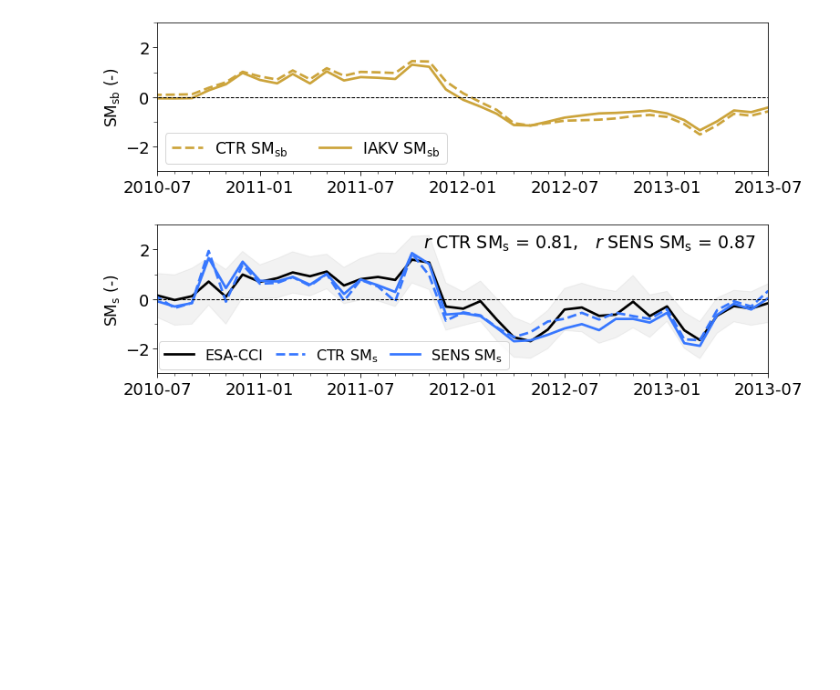
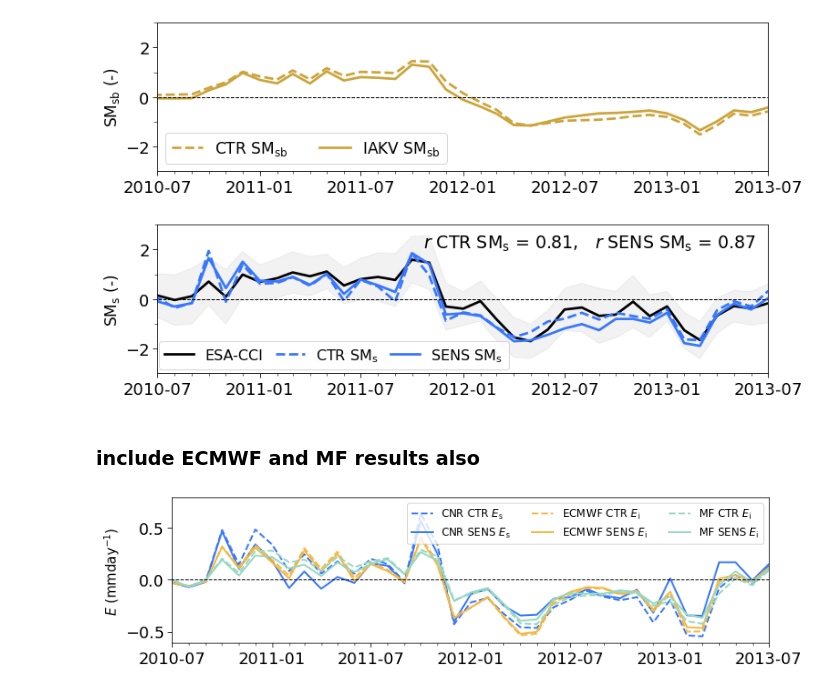
Before and after one commit to fvanoorschot/htessel_analyses, a Jupyter notebook: paper_figures_drought.ipynb, the cells around one changed output. Saved outputs shown, nothing was run; the diff lists cells and outputs as text; code cells hidden in the pictures; blank space fills up the shorter version.

```diff
--- a/paper_figures_drought.ipynb
+++ b/paper_figures_drought.ipynb
@@ -1510,3 +1510,5 @@ fig.savefig(f'{fol}/scripts/HTESSEL/figures/paper_figures/{exp_name1}_{exp_name2
 [figure]
 [figure]
 [figure]
+# %% [markdown]
+### include ECMWF and MF results also
@@ -1512,0 +1578,28 @@ fig.savefig(f'{fol}/scripts/HTESSEL/figures/paper_figures/{exp_name1}_{exp_name2
+# %%
+# plot timeseries E - met DOLCE
+fig = plt.figure(figsize=(12,3))
+ax = fig.add_subplot(111)
+ax.plot(e1f.time,es1f, label='CNR CTR $E_{\mathrm{s}}$',color='#3777FF',linestyle='--',linewidth=2)
+ax.plot(e2f.time,es2f, label='CNR SENS $E_{\mathrm{s}}$',color='#3777FF',linestyle='-',linewidth=2)
+ax.plot(ecmwfes1.time,ecmwfes1, label='ECMWF CTR $E_{\mathrm{i}}$',color='#F4B942',linestyle='--',linewidth=2)
+ax.plot(ecmwfes1.time,ecmwfes2, label='ECMWF SENS $E_{\mathrm{i}}$',color='#F4B942',linestyle='-',linewidth=2)
+ax.plot(mfes1.time,mfes1, label='MF CTR $E_{\mathrm{i}}$',color='#97D8C4',linestyle='--',linewidth=2)
+ax.plot(mfes1.time,mfes2, label='MF SENS $E_{\mathrm{i}}$',color='#97D8C4',linestyle='-',linewidth=2)
+ax.hlines(0,'1999-01-15','2018-12-31',colors='k',linestyles='--',linewidth=1)
+# ax.annotate(f'$r$ CTR $E$ = {np.round(r1,2)},   $r$ IAKV $E$ = {np.round(r2,2)}',('2012-02-11',0.95), size=19)
+# ax.annotate(f'$r$ IAKV $E$ = {np.round(r2,2)}',('2012-11-01',0.95), size=19)
+ax.set_xlim(start_date,end_date)
+ax.set_xticks(['2010-07-15','2011-01-15','2011-07-15','2012-01-15','2012-07-15','2013-01-15','2013-07-15'])
+ax.set_xticklabels(['2010-07','2011-01','2011-07','2012-01','2012-07','2013-01','2013-07'])
+ax.xaxis.set_minor_locator(mdates.DayLocator(bymonthday=15))
+# ax.yaxis.set_minor_locator(AutoMinorLocator(2))
+ax.tick_params(axis='x', which='major',length=5, labelsize=18)
+ax.tick_params(axis='x', which='minor',length=3, labelsize=18)
+ax.tick_params(axis='y', which='major',length=5, labelsize=18)
+ax.tick_params(axis='y', which='minor',length=3, labelsize=18)
+# ax.set_ylim(-2.3,1.5)
+ax.set_ylabel('$E$ ($\mathrm{mm} \mathrm{day}^{-1}$)',fontsize=15)
+ax.legend(ncol=3,loc='upper right',fontsize=12)
+fig.savefig(f'{fol}/scripts/HTESSEL/figures/paper_figures/{exp_name1}_{exp_name2}/drought/final_brazil/Es_E_anomalies_sens_ecmwf_mf_cnr.jpg',dpi=300,bbox_inches='tight')
+# %% [output]
+[figure, added]
```
Also changed, not shown: parts of 7 cells of this notebook, 2 other files.
